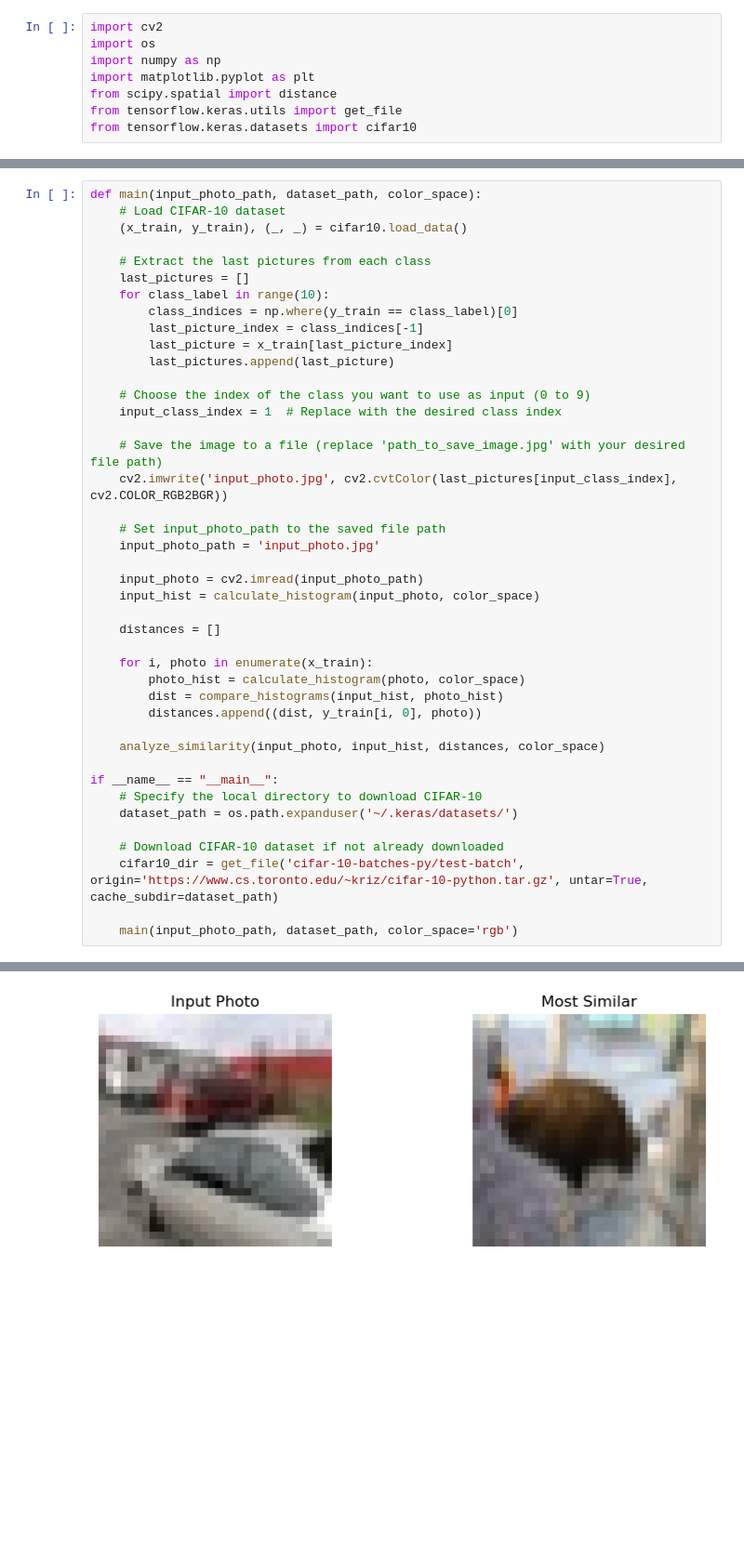
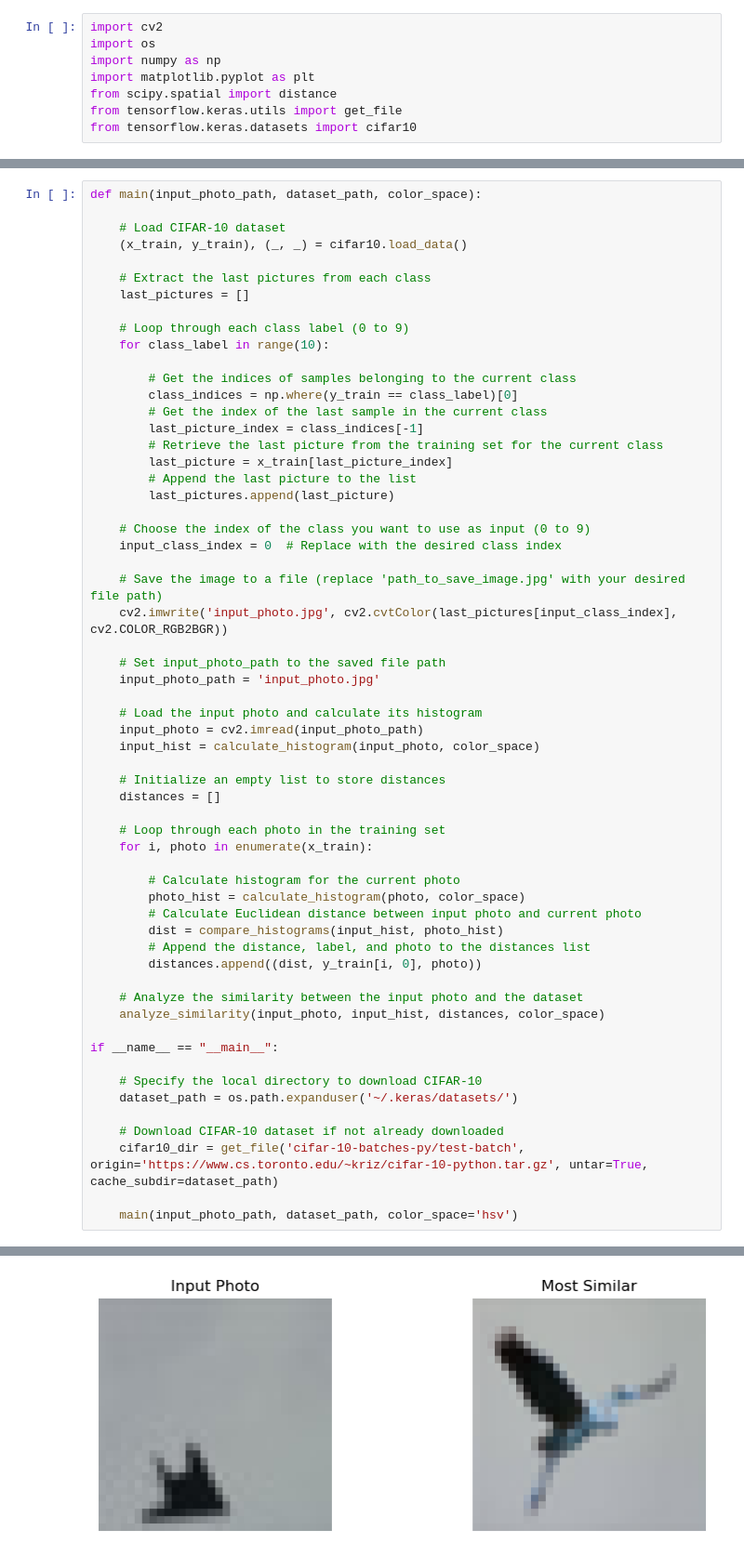
Before and after one commit to ZahraEk/Computer_Vision, a Jupyter notebook: CV_EX1.ipynb, the cells around one changed output, grey strips where cells are left out. Shown at 93% size. Cells and saved outputs as stored; diff of their text form; blank space fills up the shorter version.

```diff
--- a/CV_EX1.ipynb
+++ b/CV_EX1.ipynb
@@ -114,18 +177,26 @@ Similarity Score: 0.81
 # %%
 def main(input_photo_path, dataset_path, color_space):
+
     # Load CIFAR-10 dataset
     (x_train, y_train), (_, _) = cifar10.load_data()
 
     # Extract the last pictures from each class
     last_pictures = []
+
+    # Loop through each class label (0 to 9)
     for class_label in range(10):
+
+        # Get the indices of samples belonging to the current class
         class_indices = np.where(y_train == class_label)[0]
+        # Get the index of the last sample in the current class
         last_picture_index = class_indices[-1]
+        # Retrieve the last picture from the training set for the current class
         last_picture = x_train[last_picture_index]
+        # Append the last picture to the list
         last_pictures.append(last_picture)
 
     # Choose the index of the class you want to use as input (0 to 9)
-    input_class_index = 1  # Replace with the desired class index
+    input_class_index = 0  # Replace with the desired class index
 
     # Save the image to a file (replace 'path_to_save_image.jpg' with your desired file path)
     cv2.imwrite('input_photo.jpg', cv2.cvtColor(last_pictures[input_class_index], cv2.COLOR_RGB2BGR))
@@ -133,24 +204,33 @@ def main(input_photo_path, dataset_path, color_space):
     # Set input_photo_path to the saved file path
     input_photo_path = 'input_photo.jpg'
 
+    # Load the input photo and calculate its histogram
     input_photo = cv2.imread(input_photo_path)
     input_hist = calculate_histogram(input_photo, color_space)
 
+    # Initialize an empty list to store distances
     distances = []
 
+    # Loop through each photo in the training set
     for i, photo in enumerate(x_train):
+
+        # Calculate histogram for the current photo
         photo_hist = calculate_histogram(photo, color_space)
+        # Calculate Euclidean distance between input photo and current photo
         dist = compare_histograms(input_hist, photo_hist)
+        # Append the distance, label, and photo to the distances list
         distances.append((dist, y_train[i, 0], photo))
 
+    # Analyze the similarity between the input photo and the dataset
     analyze_similarity(input_photo, input_hist, distances, color_space)
 
 if __name__ == "__main__":
+
     # Specify the local directory to download CIFAR-10
     dataset_path = os.path.expanduser('~/.keras/datasets/')
 
     # Download CIFAR-10 dataset if not already downloaded
     cifar10_dir = get_file('cifar-10-batches-py/test-batch', origin='https://www.cs.toronto.edu/~kriz/cifar-10-python.tar.gz', untar=True, cache_subdir=dataset_path)
 
-    main(input_photo_path, dataset_path, color_space='rgb')
+    main(input_photo_path, dataset_path, color_space='hsv')
 # %% [output]
@@ -160 +239 @@ Accuracy: 10.0%
-[figure, old version]
+[figure, new version]
```
Also changed, not shown: parts of 7 cells of this notebook.
